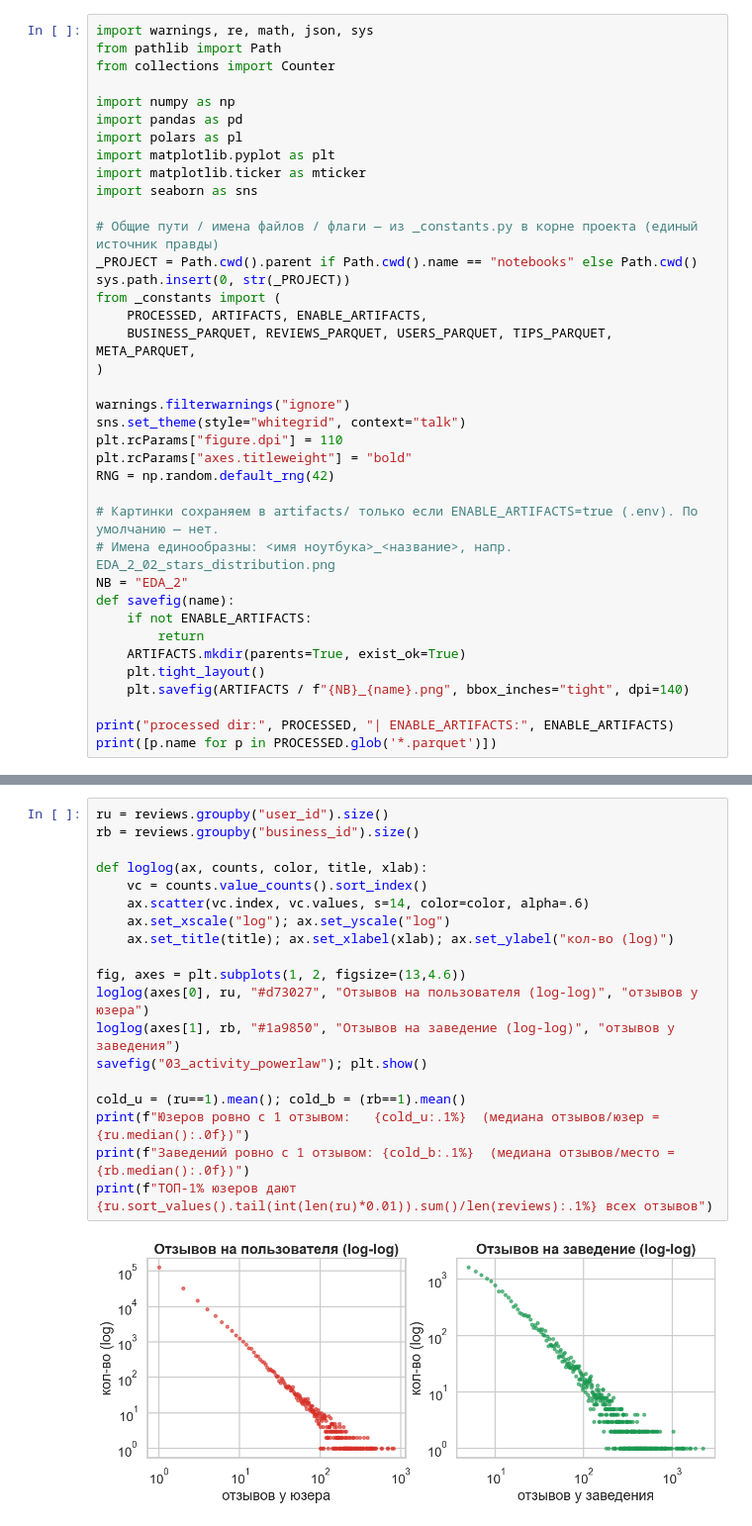
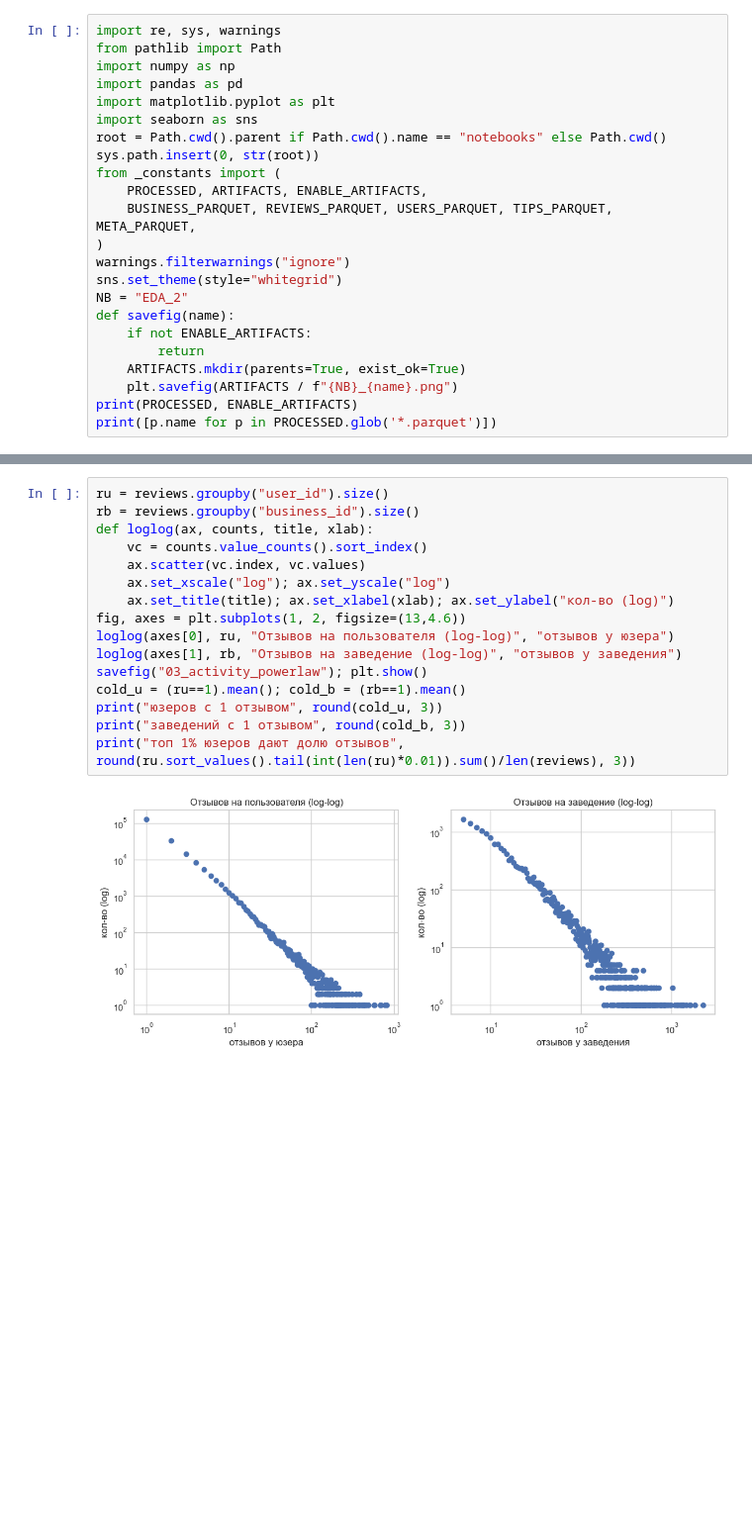
Before and after one commit to bluesteelll/gp5, a Jupyter notebook: notebooks/EDA_2.ipynb, the cells around one changed output, grey strips where cells are left out. Shown at 99% size. Cells and saved outputs as stored; diff of their text form; blank space fills up the shorter version.

```diff
--- a/notebooks/EDA_2.ipynb
+++ b/notebooks/EDA_2.ipynb
@@ -22,39 +12,24 @@
 # %%
-import warnings, re, math, json, sys
+import re, sys, warnings
 from pathlib import Path
-from collections import Counter
-
 import numpy as np
 import pandas as pd
-import polars as pl
 import matplotlib.pyplot as plt
-import matplotlib.ticker as mticker
 import seaborn as sns
-
-# Общие пути / имена файлов / флаги — из _constants.py в корне проекта (единый источник правды)
-_PROJECT = Path.cwd().parent if Path.cwd().name == "notebooks" else Path.cwd()
-sys.path.insert(0, str(_PROJECT))
+root = Path.cwd().parent if Path.cwd().name == "notebooks" else Path.cwd()
+sys.path.insert(0, str(root))
 from _constants import (
     PROCESSED, ARTIFACTS, ENABLE_ARTIFACTS,
     BUSINESS_PARQUET, REVIEWS_PARQUET, USERS_PARQUET, TIPS_PARQUET, META_PARQUET,
 )
-
 warnings.filterwarnings("ignore")
-sns.set_theme(style="whitegrid", context="talk")
-plt.rcParams["figure.dpi"] = 110
-plt.rcParams["axes.titleweight"] = "bold"
-RNG = np.random.default_rng(42)
-
-# Картинки сохраняем в artifacts/ только если ENABLE_ARTIFACTS=true (.env). По умолчанию — нет.
-# Имена единообразны: <имя ноутбука>_<название>, напр. EDA_2_02_stars_distribution.png
+sns.set_theme(style="whitegrid")
 NB = "EDA_2"
 def savefig(name):
     if not ENABLE_ARTIFACTS:
         return
     ARTIFACTS.mkdir(parents=True, exist_ok=True)
-    plt.tight_layout()
-    plt.savefig(ARTIFACTS / f"{NB}_{name}.png", bbox_inches="tight", dpi=140)
-
-print("processed dir:", PROCESSED, "| ENABLE_ARTIFACTS:", ENABLE_ARTIFACTS)
+    plt.savefig(ARTIFACTS / f"{NB}_{name}.png")
+print(PROCESSED, ENABLE_ARTIFACTS)
 print([p.name for p in PROCESSED.glob('*.parquet')])
 # %% [output]
@@ -156,21 +126,18 @@ print("Глобальная средняя оценка (baseline для MF): {:
 # %%
 ru = reviews.groupby("user_id").size()
 rb = reviews.groupby("business_id").size()
-
-def loglog(ax, counts, color, title, xlab):
+def loglog(ax, counts, title, xlab):
     vc = counts.value_counts().sort_index()
-    ax.scatter(vc.index, vc.values, s=14, color=color, alpha=.6)
+    ax.scatter(vc.index, vc.values)
     ax.set_xscale("log"); ax.set_yscale("log")
     ax.set_title(title); ax.set_xlabel(xlab); ax.set_ylabel("кол-во (log)")
-
 fig, axes = plt.subplots(1, 2, figsize=(13,4.6))
-loglog(axes[0], ru, "#d73027", "Отзывов на пользователя (log-log)", "отзывов у юзера")
-loglog(axes[1], rb, "#1a9850", "Отзывов на заведение (log-log)", "отзывов у заведения")
+loglog(axes[0], ru, "Отзывов на пользователя (log-log)", "отзывов у юзера")
+loglog(axes[1], rb, "Отзывов на заведение (log-log)", "отзывов у заведения")
 savefig("03_activity_powerlaw"); plt.show()
-
 cold_u = (ru==1).mean(); cold_b = (rb==1).mean()
-print(f"Юзеров ровно с 1 отзывом:   {cold_u:.1%}  (медиана отзывов/юзер = {ru.median():.0f})")
-print(f"Заведений ровно с 1 отзывом: {cold_b:.1%}  (медиана отзывов/место = {rb.median():.0f})")
-print(f"ТОП-1% юзеров дают {ru.sort_values().tail(int(len(ru)*0.01)).sum()/len(reviews):.1%} всех отзывов")
+print("юзеров с 1 отзывом", round(cold_u, 3))
+print("заведений с 1 отзывом", round(cold_b, 3))
+print("топ 1% юзеров дают долю отзывов", round(ru.sort_values().tail(int(len(ru)*0.01)).sum()/len(reviews), 3))
 # %% [output]
-[figure, old version]
+[figure, new version]
```
Also changed, not shown: parts of 66 cells of this notebook, 1 other file.
